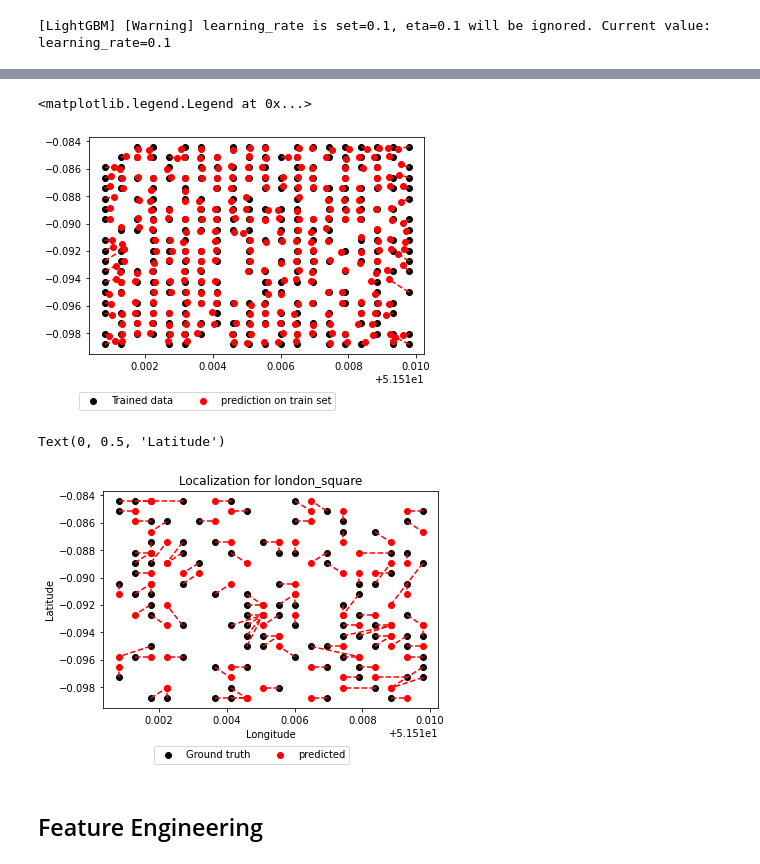
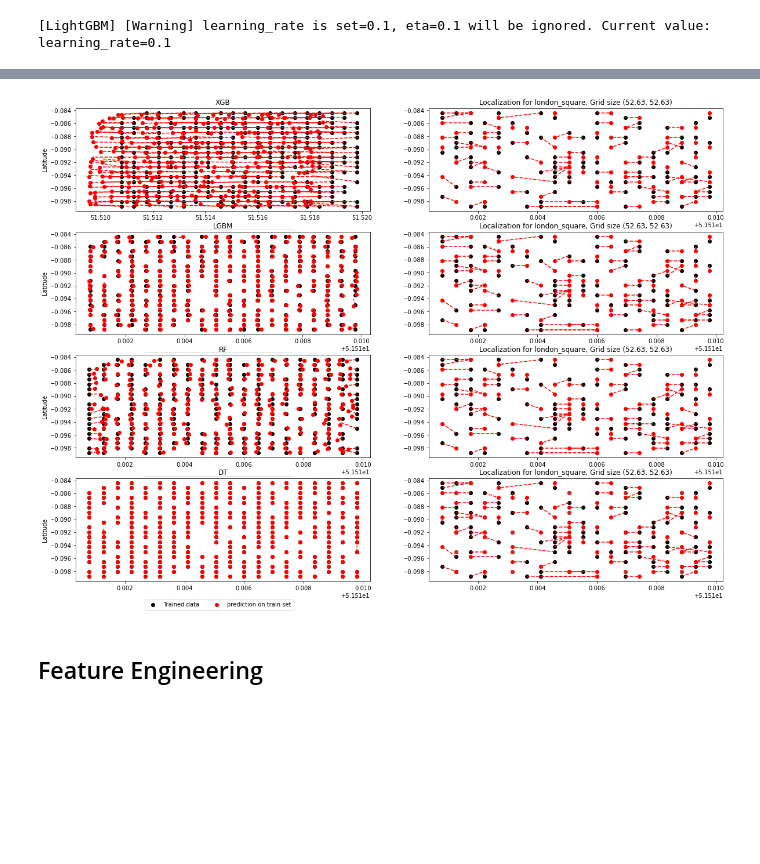
Before and after one commit to ukunliu/WSN_simulation, a Jupyter notebook: Simulation/main.ipynb, the cells around one changed output, grey strips where cells are left out. Cells and saved outputs as stored; diff of their text form; code cells hidden in the pictures; blank space fills up the shorter version.

```diff
--- a/Simulation/main.ipynb
+++ b/Simulation/main.ipynb
@@ -279,31 +268,27 @@ for xtick in box_plot.get_xticks():
 # %%
 grid_lat, grid_lon = round(geodesic(Y[1, :], Y[21, :]).m, 2), round(geodesic(Y[1, :], Y[2, :]).m, 2)
-# %%
-fig, ax = plt.subplots()
-
-y_t = model_all[2].predict(x_train)
-ax.scatter(y_train[:, 0], y_train[:, 1], color='k', label='Trained data')
-ax.plot([y_train.T[0, :], y_t.T[0, :]], [y_train.T[1, :], y_t.T[1, :]], '--', c='r')
-ax.scatter(y_t[:, 0], y_t[:,1], color='r', label='prediction on train set')
-ax.legend(ncol=2, bbox_to_anchor=(.75, -.15))
-# ax.set_title(f'Localization for {location} , mse={round(mse,6)}')
-# %% [output]
-<matplotlib.legend.Legend at 0x...>
-[figure, removed]
 # %%
-fig, ax = plt.subplots()
+fig, axs = plt.subplots(len(model_ls), 2, figsize=(20,15))
+# axs = axs.flatten()
+for ind, model in enumerate(model_ls):
+    y_tmp = model_all[ind].predict(x_train)
+    axs[ind, 0].scatter(y_train[:, 0], y_train[:, 1], color='k', label='Trained data')
+    axs[ind, 0].plot([y_train.T[0, :], y_tmp.T[0, :]], [y_train.T[1, :], y_t.T[1, :]], '--', c='r')
+    axs[ind, 0].scatter(y_tmp[:, 0], y_tmp[:,1], color='r', label='prediction on train set')
+    axs[ind, 0].legend(ncol=2, bbox_to_anchor=(.75, -.15))
+    axs[ind, 0].set_title(f'{model}')
+    # axs[ind, 0].set_xlabel('Longitude')
+    axs[ind, 0].set_ylabel('Latitude')
+    plot_agent(RX)
 
-ax.scatter(y_test[:, 0], y_test[:, 1], color='k', label='Ground truth')
-ax.plot([y_test.T[0, :], y_pred.T[0, :]], [y_test.T[1, :], y_pred.T[1, :]], '--', c='r')
-ax.scatter(y_pred[:, 0], y_pred[:,1], color='r', label='predicted')
-ax.set_title(f'Localization for {location}')
-# ax.legend(loc='best')
-ax.legend(ncol=2, bbox_to_anchor=(.75, -.15))
-ax.set_xlabel('Longitude')
-ax.set_ylabel('Latitude')
+    axs[ind, 1].scatter(y_test[:, 0], y_test[:, 1], color='k', label='Ground truth')
+    axs[ind, 1].plot([y_test.T[0, :], y_pred.T[0, :]], [y_test.T[1, :], y_pred.T[1, :]], '--', c='r')
+    axs[ind, 1].scatter(y_pred[:, 0], y_pred[:,1], color='r', label='predicted')
+    axs[ind, 1].set_title(f'Localization for {location}, Grid size {grid_lat, grid_lon}')
+    # ax.legend(loc='best')
+    # axs[ind, 1].legend(ncol=2, bbox_to_anchor=(.75, -.15))
 # %% [output]
-Text(0, 0.5, 'Latitude')
-[figure, old version]
+[figure, new version]
 # %% [markdown]
 ## Feature Engineering
 # %% [markdown]
```
Also changed, not shown: parts of 8 cells of this notebook, 1 other file.
